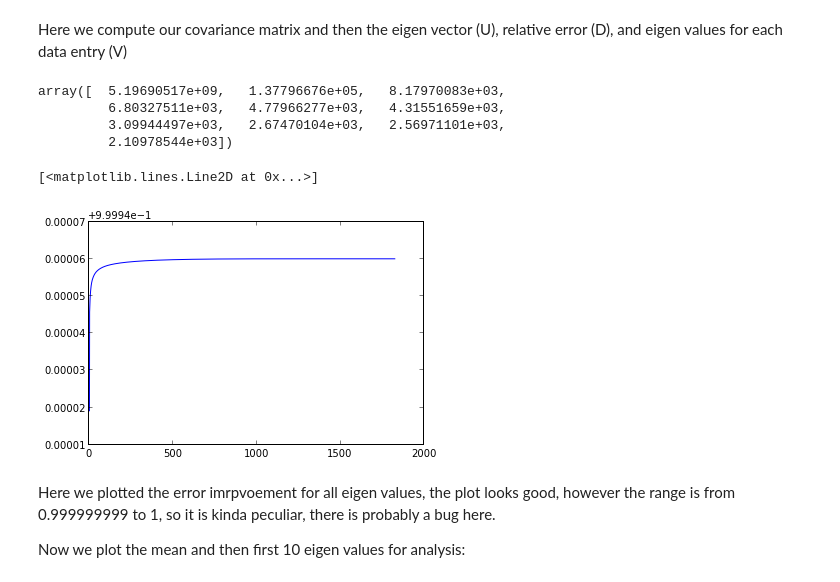
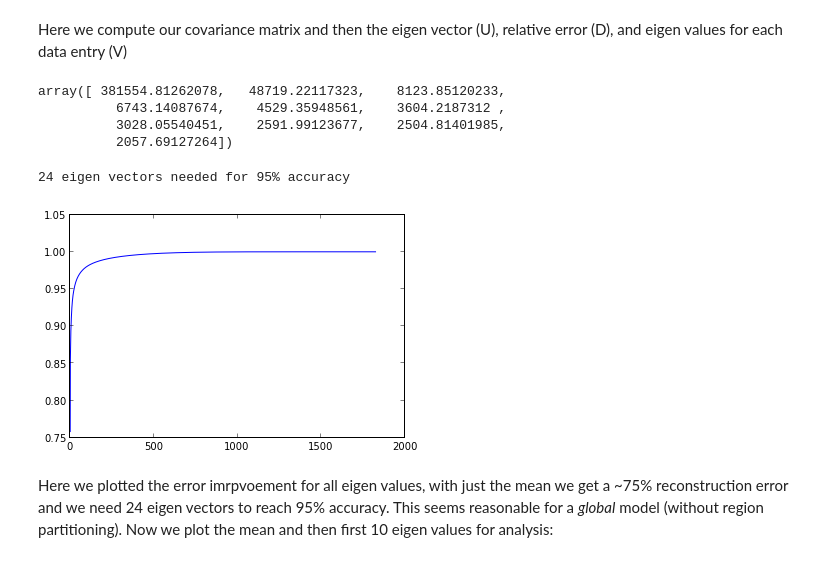
Before and after one commit to dlisuk/cse291_final_project, a Jupyter notebook: PCA_NCDC_Part_2.ipynb, the cells around one changed output. Saved outputs shown, nothing was run; the diff lists cells and outputs as text; code cells hidden in the pictures.

```diff
--- a/PCA_NCDC_Part_2.ipynb
+++ b/PCA_NCDC_Part_2.ipynb
@@ -71,27 +71,28 @@ outer = loads(outer)
 # %% [markdown]
 Here we compute our covariance matrix and then the eigen vector (U), relative error (D), and eigen values for each data entry (V)
 # %%
-covar = (outer - np.outer(vec,vec))/n
+covar = (outer/n - np.outer(vec/n,vec/n))
 # %%
 U,D,V=np.linalg.svd(covar)
 # %%
 D[0:10]
 # %% [output]
-array([  5.19690517e+09,   1.37796676e+05,   8.17970083e+03,
-         6.80327511e+03,   4.77966277e+03,   4.31551659e+03,
-         3.09944497e+03,   2.67470104e+03,   2.56971101e+03,
-         2.10978544e+03])
+array([ 381554.81262078,   48719.22117323,    8123.85120233,
+          6743.14087674,    4529.35948561,    3604.2187312 ,
+          3028.05540451,    2591.99123677,    2504.81401985,
+          2057.69127264])
 # %%
 err = np.cumsum(D[:])/np.sum(D[:])
 plt.plot(err)
+k = [ n for n,i in enumerate(err) if i>.95 ][0]
+print(str(k) + " eigen vectors needed for 95% accuracy")
 #plt.xlim((-1, 20))
 #plt.ylim((0, 1.1))
 # %% [output]
-[<matplotlib.lines.Line2D at 0x...>]
+24 eigen vectors needed for 95% accuracy
-[figure, old version]
+[figure, new version]
 # %% [markdown]
-Here we plotted the error imrpvoement for all eigen values, the plot looks good, however the range is from 0.999999999 to 1, so it is kinda peculiar, there is probably a bug here.
-
+Here we plotted the error imrpvoement for all eigen values, with just the mean we get a ~75% reconstruction error and we need 24 eigen vectors to reach 95% accuracy.  This seems reasonable for a _global_ model (without region partitioning).
 Now we plot the mean and then first 10 eigen values for analysis:
 # %%
 plt.plot(vec.transpose()/n)
```
Also changed, not shown: parts of 3 cells of this notebook.
